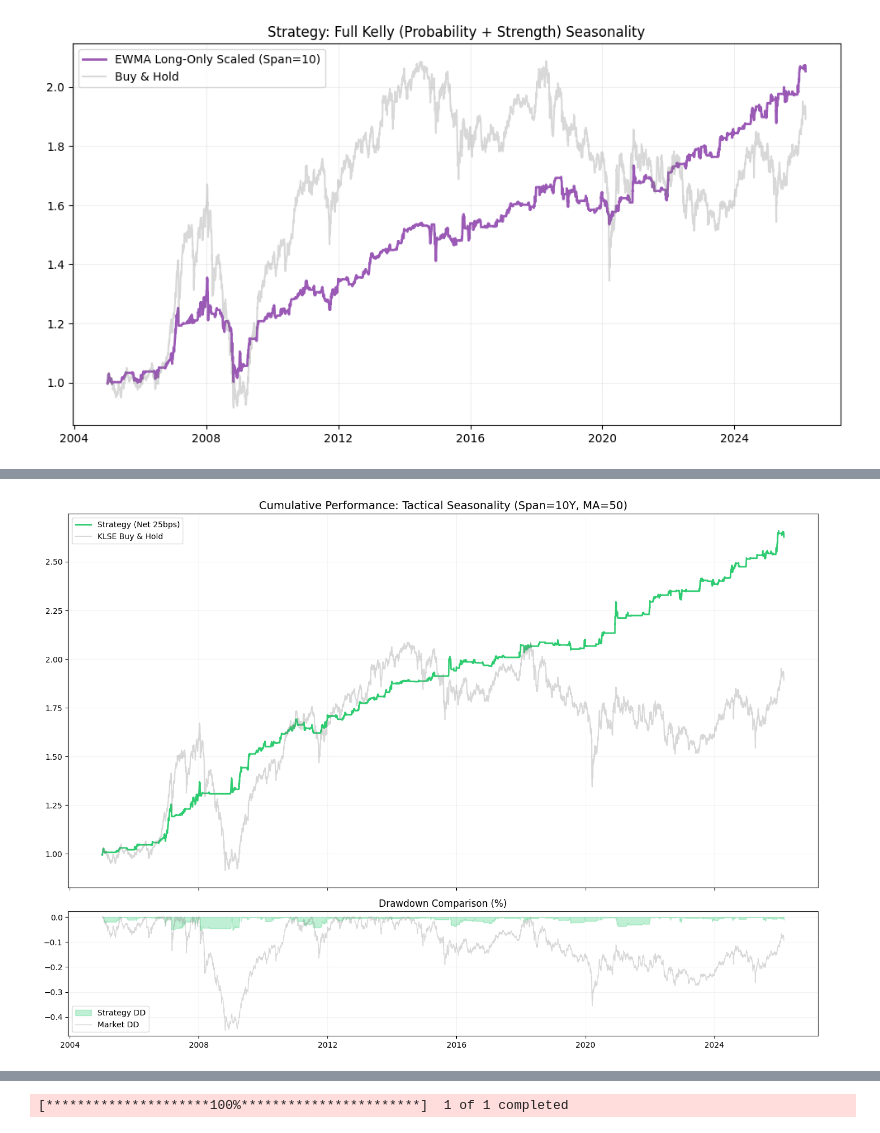
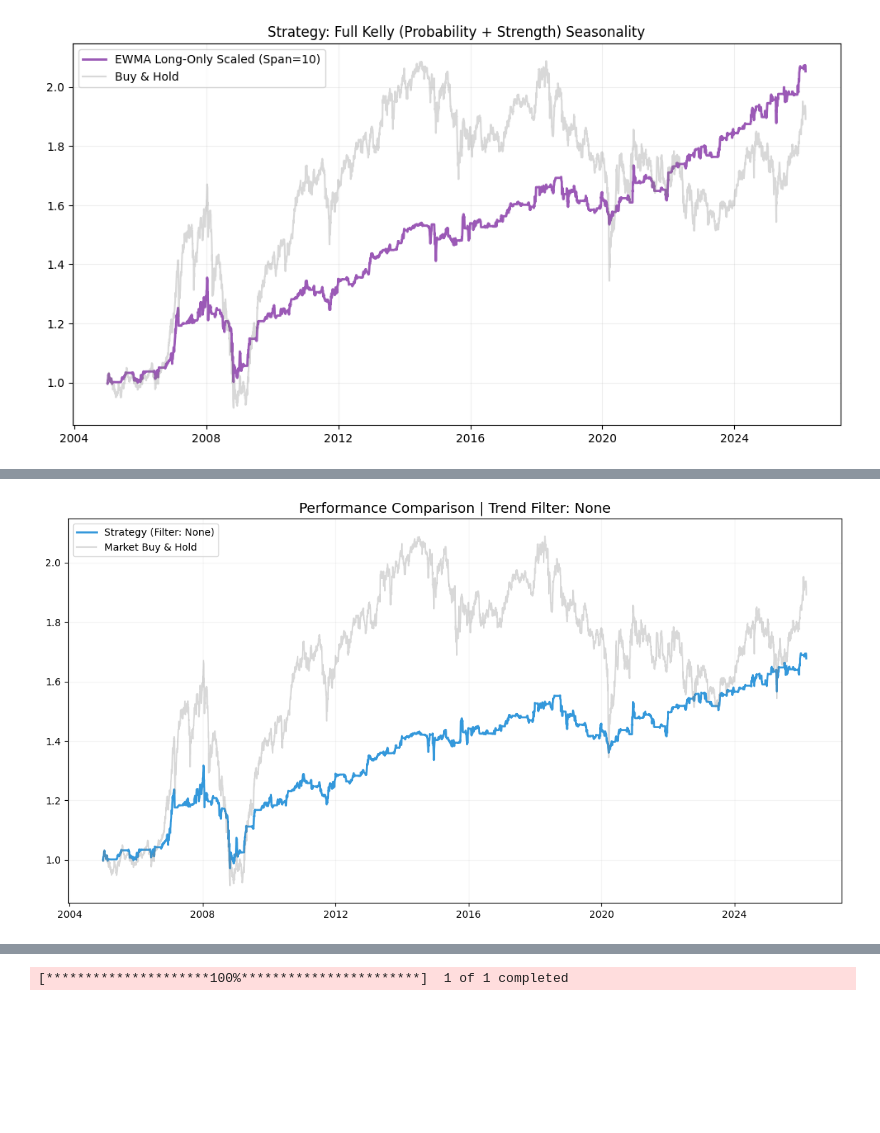
Before and after one commit to SJEGoh/Regional-Project, a Jupyter notebook: report.ipynb, the cells around one changed output, grey strips where cells are left out. Drawn from its saved outputs; the diff is of its cells as text; code cells hidden in the pictures; blank space fills up the shorter version.

```diff
--- a/report.ipynb
+++ b/report.ipynb
@@ -715,9 +715,16 @@ def run_ewma_conviction_with_exit(data, span=10, scale_conviction=True, slippage
     df['Market_Ret'] = df['Close'].pct_change()
     df['Month'] = df.index.month
 
-    # 1. CALCULATE EXIT SIGNAL (50D TREND FILTER)
-    df['MA'] = df['Close'].rolling(window=trend_filter).mean()
-    df['Trend_Signal'] = np.where(df['Close'] > df['MA'], 1.0, 0.0)
+    # --- 1. TREND FILTER OPTION ---
+    if trend_filter is not None and trend_filter > 0:
+        df['MA'] = df['Close'].rolling(window=trend_filter).mean()
+        df['Trend_Signal'] = np.where(df['Close'] > df['MA'], 1.0, 0.0)
+        df['Trend_Signal'] = df['Trend_Signal'].shift(1) # CRITICAL FIX
+        filter_label = f"{trend_filter}D MA"
+    else:
+        # No Trend Filter: Always 1.0
+        df['Trend_Signal'] = 1.0
+        filter_label = "None"
 
     df['Target_Weight'] = 0.0
 
@@ -725,10 +732,10 @@ def run_ewma_conviction_with_exit(data, span=10, scale_conviction=True, slippage
     TRADING_START_YEAR = DATA_START_YEAR + span
     END_YEAR = df.index.year.max()
 
-    print(f"🚀 Initializing Tactical Seasonal Strategy: {TRADING_START_YEAR} - {END_YEAR}")
+    print(f"🚀 Initializing Strategy | Filter: {filter_label} | Span: {span}Y")
 
     for year in range(TRADING_START_YEAR, END_YEAR + 1):
-        # TRAIN
+        # --- TRAIN ---
         train_data = df[df.index.year < year].copy()
         train_data['is_win'] = (train_data['Market_Ret'] > 0).astype(int)
         train_data['win_ret'] = np.where(train_data['Market_Ret'] > 0, train_data['Market_Ret'], np.nan)
@@ -744,7 +751,7 @@ def run_ewma_conviction_with_exit(data, span=10, scale_conviction=True, slippage
         ewma_avg_win = yearly_stats['avg_win'].ewm(span=span).mean().iloc[-1]
         ewma_avg_loss = yearly_stats['avg_loss'].ewm(span=span).mean().iloc[-1]
 
-        # TEST
+        # --- TEST ---
         current_year_mask = df.index.year == year
         raw_sizes = {}
         for month in range(1, 13):
@@ -758,8 +765,35 @@ def run_ewma_conviction_with_exit(data, span=10, scale_conviction=True, slippage
 
         for month in range(1, 13):
             size = raw_sizes[month] / max_conviction if (scale_conviction and max_conviction > 0) else min(raw_sizes[month], 1.0)
+
             month_mask = (df['Month'] == month) & current_year_mask
-            df.loc[month_mask, 'Target_Weight'] = size * df.loc[month_mask, 'Trend_Signal']
+            month_dates = df.index[month_mask]
+
+            if not month_dates.empty:
+                first_trading_day = month_dates[0]
+
+                # Determine what we WANT to hold
+                intended_monday_weight = size * df.loc[first_trading_day, 'Trend_Signal']
+
+                # Determine what we CURRENTLY hold
+                idx = df.index.get_loc(first_trading_day)
+                prev_weight = 0.0
+                if idx > 0:
+                    prev_weight = df.loc[df.index[idx-1], 'Target_Weight']
+
+                # --- CONDITIONAL MONDAY REBALANCE ---
+                is_monday = (first_trading_day.dayofweek == 0)
+                is_increase = (intended_monday_weight > prev_weight)
+
+                if is_monday and is_increase:
+                    # Delay increase until Tuesday
+                    df.loc[first_trading_day, 'Target_Weight'] = prev_weight
+                    if len(month_dates) > 1:
+                        remaining_days = month_dates[1:]
+                        df.loc[remaining_days, 'Target_Weight'] = size * df.loc[remaining_days, 'Trend_Signal']
+                else:
+                    # Rebalance immediately (Monday decrease/flat, or Non-Monday start)
+                    df.loc[month_mask, 'Target_Weight'] = size * df.loc[month_mask, 'Trend_Signal']
 
     # --- METRICS & SLIPPAGE ---
     df['Weight_Change'] = df['Target_Weight'].diff().abs().fillna(0)
@@ -776,11 +810,15 @@ def run_ewma_conviction_with_exit(data, span=10, scale_conviction=True, slippage
         max_dd = ((cumulative_ret - cumulative_ret.cummax()) / cumulative_ret.cummax()).min() * 100
         total_slippage_drag = (trading_df['Weight_Change'] * slippage_dec).sum()
 
+        # Edge Profile Stats
         active_days = clean_rets[trading_df['Target_Weight'] > 0]
-        win_rate = (active_days > 0).mean() * 100
-        avg_profit = active_days[active_days > 0].mean()
-        avg_loss = abs(active_days[active_days < 0].mean())
-        pl_ratio = avg_profit / avg_loss if avg_loss > 0 else np.inf
+        if not active_days.empty:
+            win_rate = (active_days > 0).mean() * 100
+            avg_profit = active_days[active_days > 0].mean()
+            avg_loss = abs(active_days[active_days < 0].mean())
+            pl_ratio = avg_profit / avg_loss if avg_loss > 0 else np.inf
+        else:
+            win_rate, avg_profit, avg_loss, pl_ratio = 0, 0, 0, 0
 
         print("-" * 45)
         print(f"      STRATEGY EDGE PROFILE ({TRADING_START_YEAR}-2026)")
@@ -798,28 +836,15 @@ def run_ewma_conviction_with_exit(data, span=10, scale_conviction=True, slippage
         print("-" * 45)
 
         # PLOTTING
-        fig, (ax1, ax2) = plt.subplots(2, 1, figsize=(14, 10), sharex=True, gridspec_kw={'height_ratios': [3, 1]})
-
-        # Equity Curve
-        ax1.plot(cumulative_ret, label=f"Strategy (Net 25bps)", color='#2ecc71', lw=2)
-        ax1.plot((1 + trading_df['Market_Ret']).cumprod(), label="KLSE Buy & Hold", alpha=0.3, color='gray')
-        ax1.set_title(f"Cumulative Performance: Tactical Seasonality (Span={span}Y, MA={trend_filter})", fontsize=14)
+        fig, ax1 = plt.subplots(figsize=(14, 7))
+        ax1.plot(cumulative_ret, label=f"Strategy (Filter: {filter_label})", color='#3498db', lw=2)
+        ax1.plot((1 + trading_df['Market_Ret']).cumprod(), label="Market Buy & Hold", alpha=0.3, color='gray')
+        ax1.set_title(f"Performance Comparison | Trend Filter: {filter_label}", fontsize=14)
         ax1.legend(loc='upper left'); ax1.grid(True, alpha=0.15)
-
-        # Drawdown Chart
-        strategy_dd = (cumulative_ret - cumulative_ret.cummax()) / cumulative_ret.cummax()
-        market_cum = (1 + trading_df['Market_Ret']).cumprod()
-        market_dd = (market_cum - market_cum.cummax()) / market_cum.cummax()
-
-        ax2.fill_between(strategy_dd.index, strategy_dd, 0, color='#2ecc71', alpha=0.3, label="Strategy DD")
-        ax2.plot(market_dd, color='gray', alpha=0.3, lw=1, label="Market DD")
-        ax2.set_title("Drawdown Comparison (%)", fontsize=12)
-        ax2.legend(loc='lower left'); ax2.grid(True, alpha=0.15)
-
-        plt.tight_layout(); plt.show()
+        plt.show()
 
     return trading_df, cumulative_ret
 
 # Execute
-ewma_df, ewma_cum = run_ewma_conviction_with_exit(data, span=10, slippage_bps=25, trend_filter=50)
+ewma_df, ewma_cum = run_ewma_conviction_with_exit(data, span=10, slippage_bps=15, trend_filter=None)
 # %% [output]
@@ -840,5 +865,5 @@ Total Trade Count: 351
 ---------------------------------------------
-[figure, old version]
+[figure, new version]
 # %%
 def calculate_vol_adjusted_alpha(df):
     # 1. Group by year and calculate returns and volatilities
```
Also changed, not shown: parts of 29 cells of this notebook, 2 other files.
